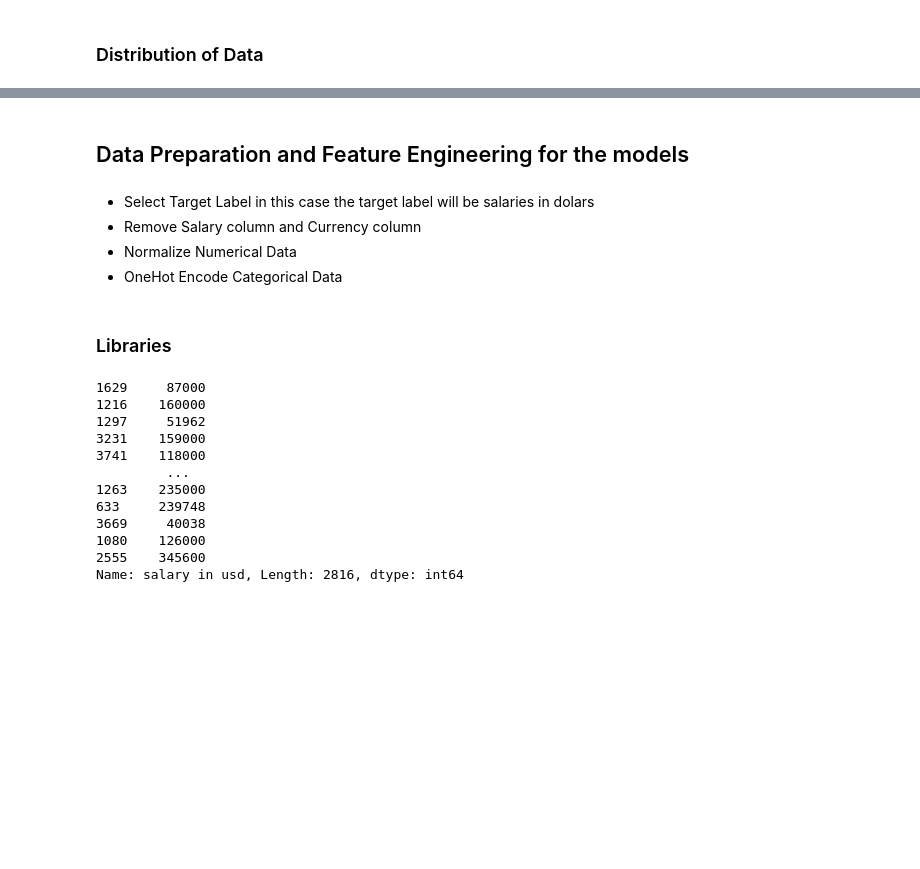
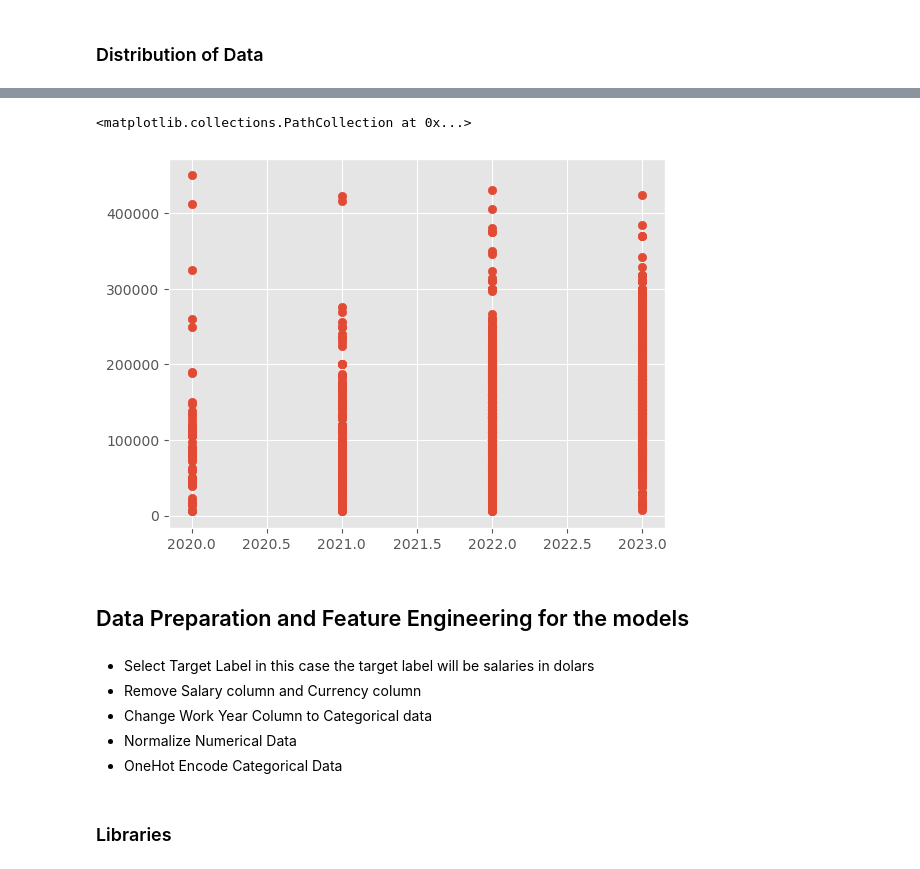
Before and after one commit to dipomari/DS-Salries-Prediction, a Jupyter notebook: data science salaries/data science salaries.ipynb, the cells around one changed output, grey strips where cells are left out. Drawn from its saved outputs; the diff is of its cells as text; code cells hidden in the pictures; blank space fills up the shorter version.

Commit message:
Modelling
I started doing some test, for some models. I still need to study more the data to select a good model to use.

```diff
--- a/data science salaries/data science salaries.ipynb
+++ b/data science salaries/data science salaries.ipynb
@@ -217,8 +225,17 @@ for i in range(len(num_columns)):
+# %%
+fig = plt.figure()
+ax = plt.axes()
+
+ax.scatter(x=df_train['work year'], y=df_train['salary in usd'])
+# %% [output]
+<matplotlib.collections.PathCollection at 0x...>
+[figure, added]
 # %% [markdown]
 ## Data Preparation and Feature Engineering for the models
 # %% [markdown]
 - Select Target Label in this case the target label will be salaries in dolars
 - Remove Salary column and Currency column
+- Change Work Year Column to Categorical data
 - Normalize Numerical Data
 - OneHot Encode Categorical Data
 # %% [markdown]
@@ -231,14 +251,12 @@ x_test = df_test.drop(columns=['salary in usd', 'salary','salary currency'])
 # %%
+cat = get_catcolumns(x_train)
+num = get_numcolumns(x_train)
+ohe = OneHotEncoder(handle_unknown='ignore')
+std = StandardScaler()
+
+ct = ColumnTransformer(transformers=[('cat',ohe, cat),
+                                     ('num',std, num)
+                                     ], remainder='passthrough')
+
+x_train = ct.fit_transform(x_train)
+x_test = ct.transform(x_test)
-# %% [output]
-1629     87000
-1216    160000
-1297     51962
-3231    159000
-3741    118000
-         ...
-1263    235000
-633     239748
-3669     40038
-1080    126000
-2555    345600
-Name: salary in usd, Length: 2816, dtype: int64
```
Also changed, not shown: parts of 15 cells of this notebook.
